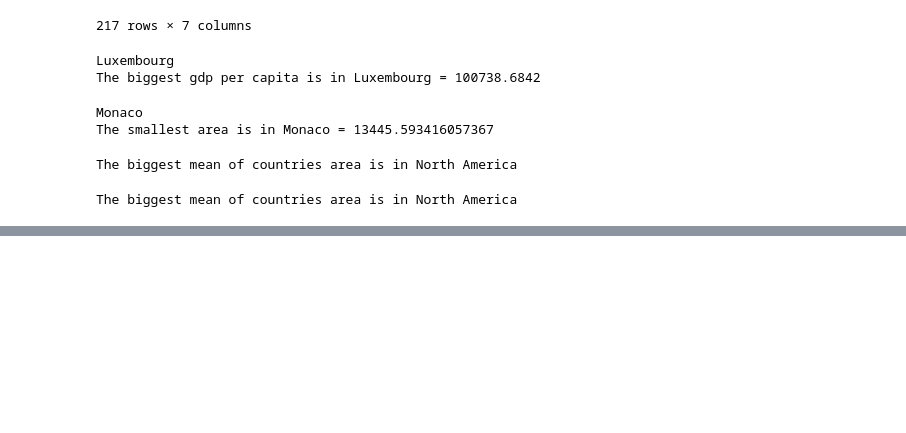
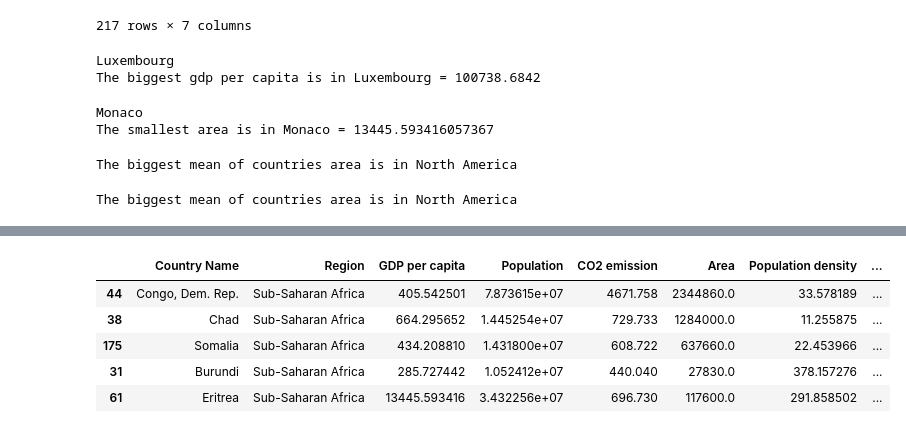
Before and after one commit to lexababashev/DA, a Jupyter notebook: 3lab/main.ipynb, the cells around one changed output, grey strips where cells are left out. Drawn from its saved outputs; the diff is of its cells as text; code cells hidden in the pictures; blank space fills up the shorter version.

```diff
--- a/3lab/main.ipynb
+++ b/3lab/main.ipynb
@@ -251,0 +323,9 @@ The biggest mean of countries area is in North America
+# %%
+sorted_by_co2.tail(5)
+# %% [output]
+|  | Country Name | Region | GDP per capita | Population | CO2 emission | Area | Population density | ... |
+| 44 | Congo, Dem. Rep. | Sub-Saharan Africa | 405.542501 | 7.873615e+07 | 4671.758 | 2344860.0 | 33.578189 | ... |
+| 38 | Chad | Sub-Saharan Africa | 664.295652 | 1.445254e+07 | 729.733 | 1284000.0 | 11.255875 | ... |
+| 175 | Somalia | Sub-Saharan Africa | 434.208810 | 1.431800e+07 | 608.722 | 637660.0 | 22.453966 | ... |
+| 31 | Burundi | Sub-Saharan Africa | 285.727442 | 1.052412e+07 | 440.040 | 27830.0 | 378.157276 | ... |
+| 61 | Eritrea | Sub-Saharan Africa | 13445.593416 | 3.432256e+07 | 696.730 | 117600.0 | 291.858502 | ... |
```
Also changed, not shown: parts of 7 cells of this notebook.
